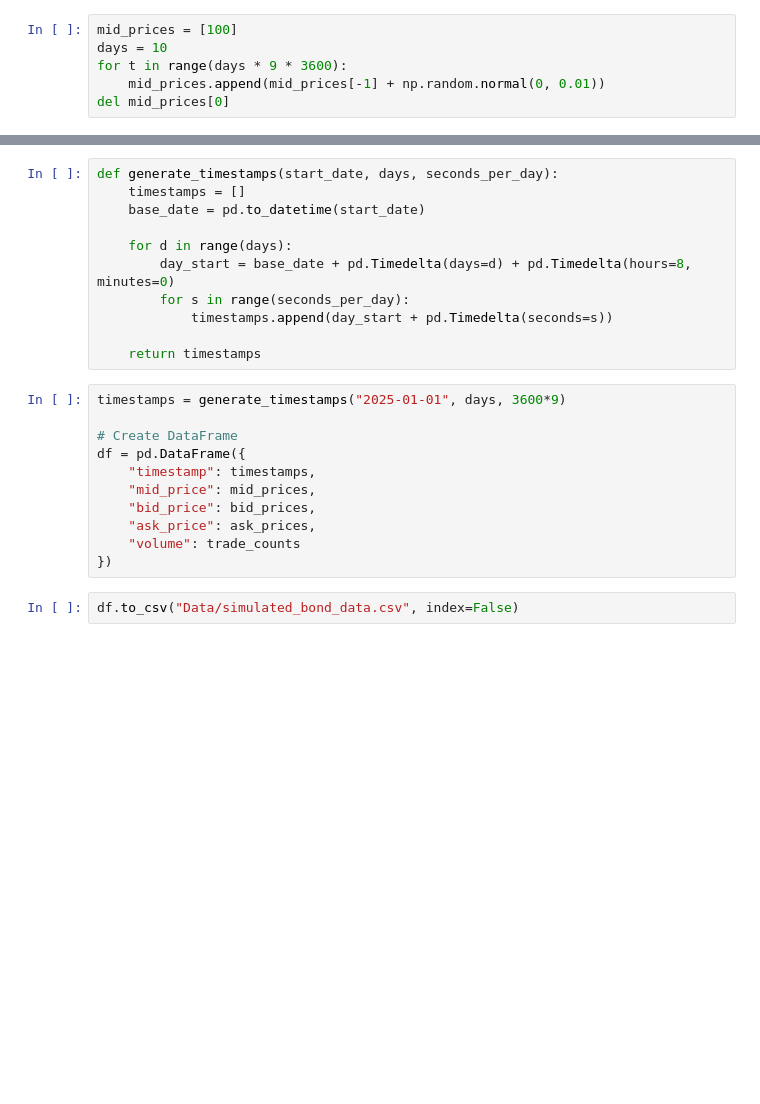
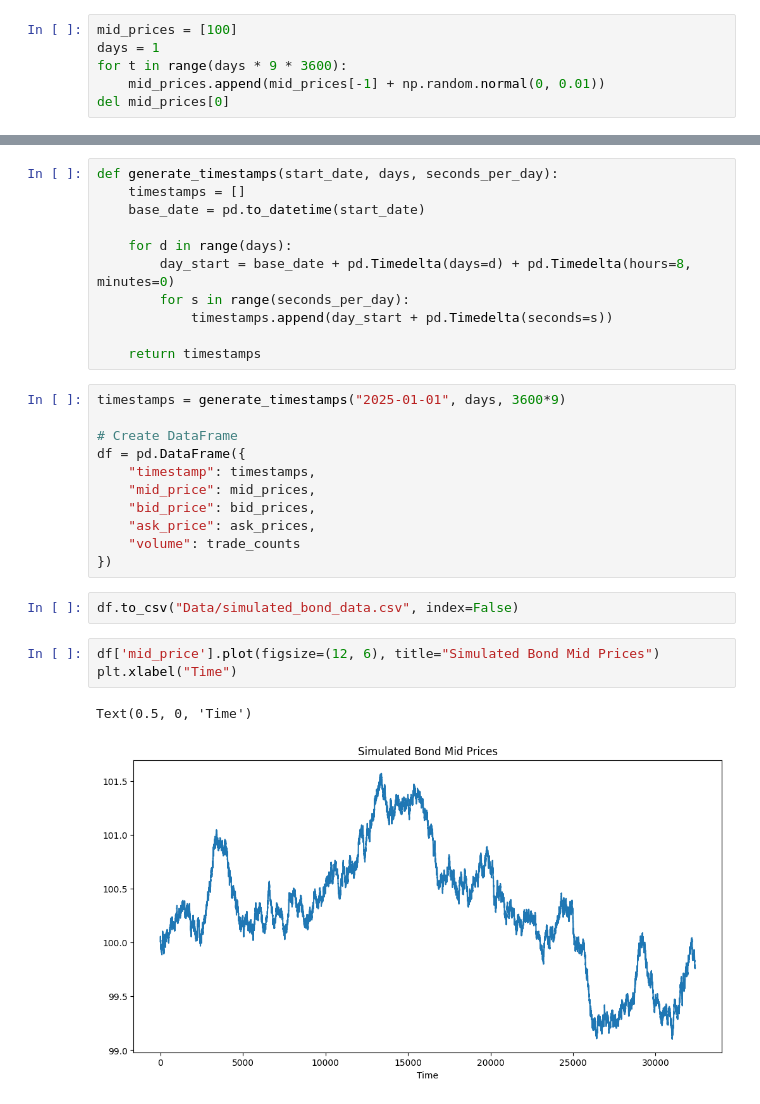
Before and after one commit to dustykeyboard1/BondMarketMaking, a Jupyter notebook: simulated_data.ipynb, the cells around one changed output, grey strips where cells are left out. Cells and saved outputs as stored; diff of their text form; blank space fills up the shorter version.

```diff
--- a/simulated_data.ipynb
+++ b/simulated_data.ipynb
@@ -5,7 +5,7 @@ from matplotlib import pyplot as plt
 from datetime import datetime, timedelta
 # %%
 mid_prices = [100]
-days = 10
+days = 1
 for t in range(days * 9 * 3600):
     mid_prices.append(mid_prices[-1] + np.random.normal(0, 0.01))
 del mid_prices[0]
@@ -44,3 +44,9 @@ df = pd.DataFrame({
 })
 # %%
 df.to_csv("Data/simulated_bond_data.csv", index=False)
+# %%
+df['mid_price'].plot(figsize=(12, 6), title="Simulated Bond Mid Prices")
+plt.xlabel("Time")
+# %% [output]
+Text(0.5, 0, 'Time')
+[figure, added]
```
Also changed, not shown: 2 other files.
